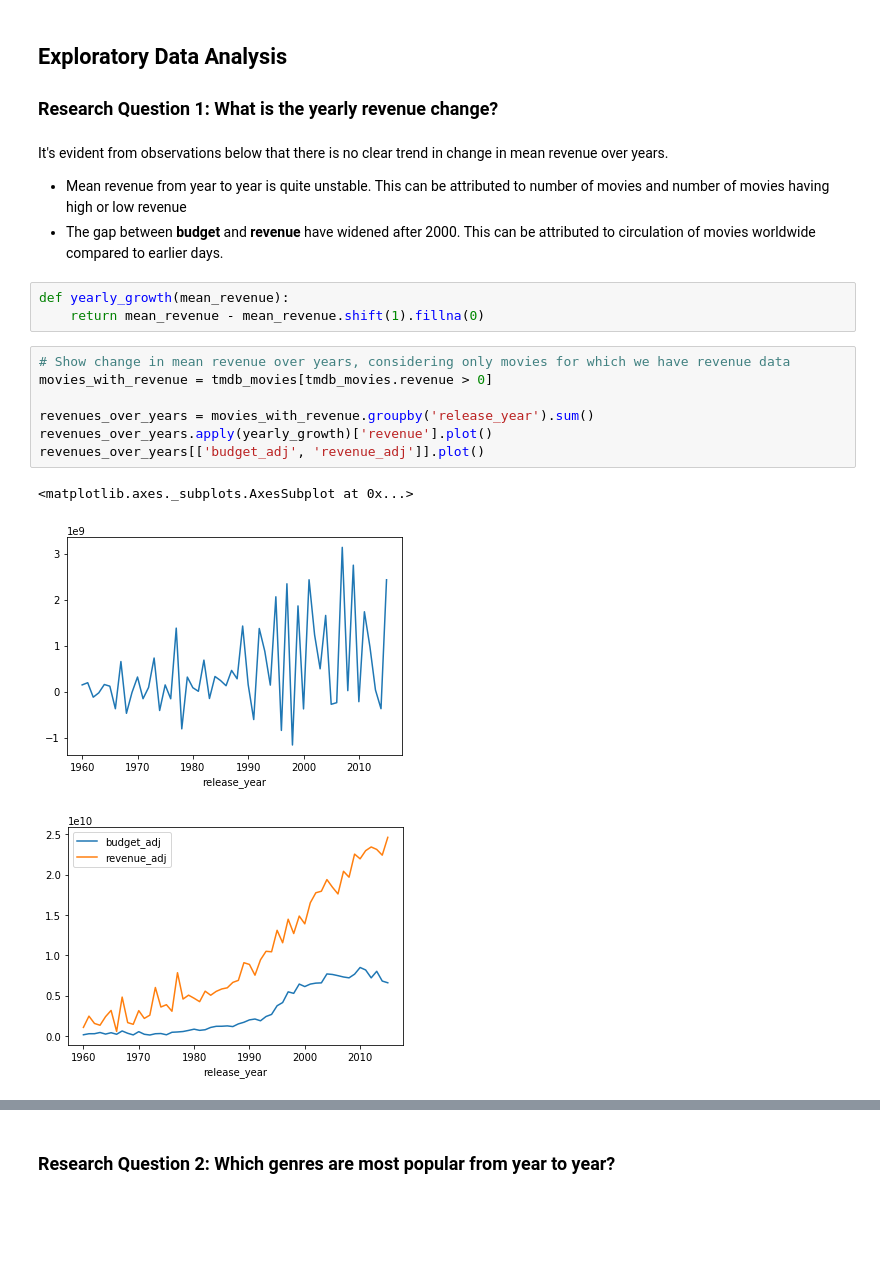
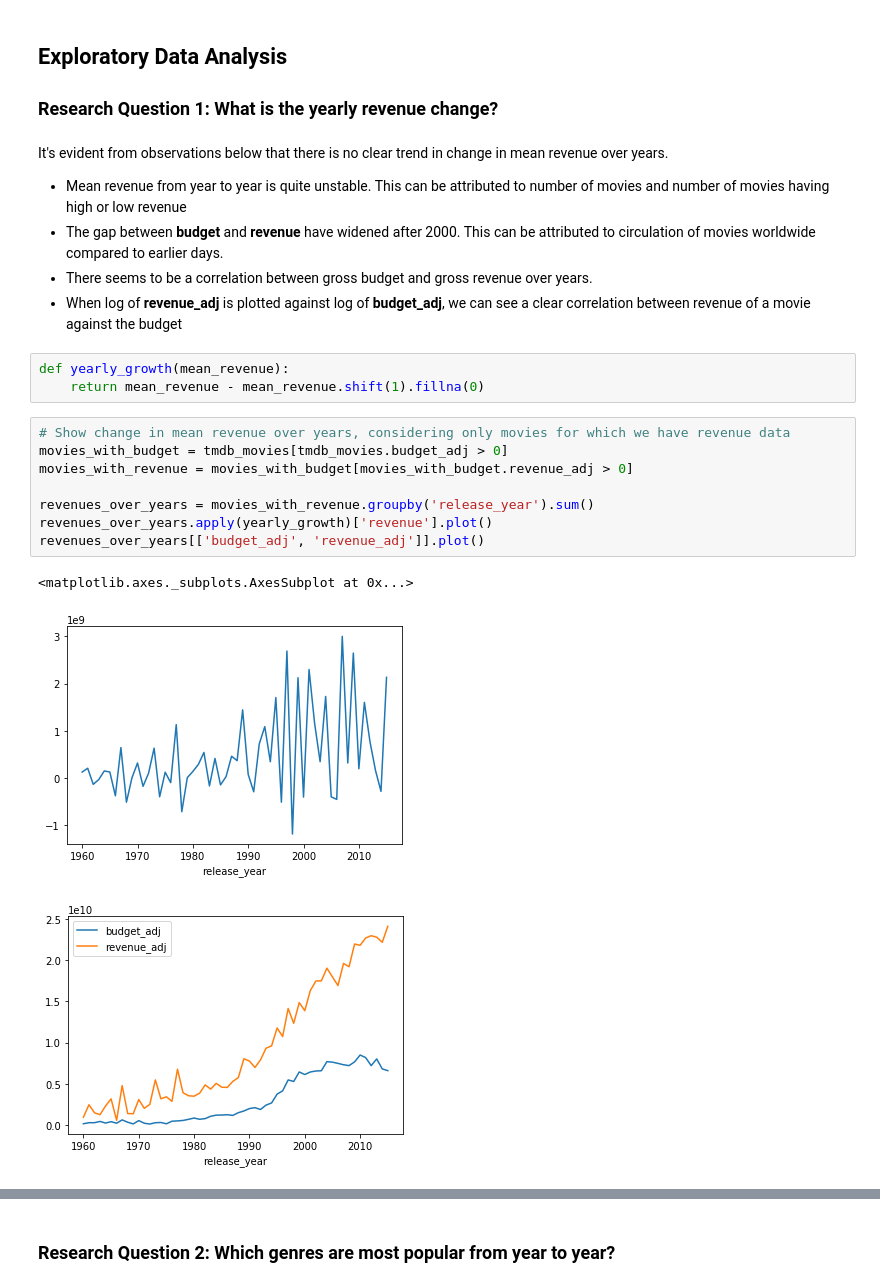
Before and after one commit to vikashvverma/machine-learning, a Jupyter notebook: mlfoundation/istat/project/investigate-a-dataset-template.ipynb, the cells around one changed output, grey strips where cells are left out. Saved outputs shown, nothing was run; the diff lists cells and outputs as text; blank space fills up the shorter version.

```diff
--- a/mlfoundation/istat/project/investigate-a-dataset-template.ipynb
+++ b/mlfoundation/istat/project/investigate-a-dataset-template.ipynb
@@ -97,17 +97,20 @@ It's evident from observations below that there is no clear trend in change in m
 
 - Mean revenue from year to year is quite unstable. This can be attributed to number of movies and number of movies having high or low revenue
 - The gap between __budget__ and __revenue__ have widened after 2000. This can be attributed to circulation of movies worldwide compared to earlier days.
+- There seems to be a correlation between gross budget and gross revenue over years.
+- When log of __revenue_adj__ is plotted  against log of __budget_adj__, we can see a clear correlation between revenue of a movie against the budget
 # %%
 def yearly_growth(mean_revenue):
     return mean_revenue - mean_revenue.shift(1).fillna(0)
 # %%
 # Show change in mean revenue over years, considering only movies for which we have revenue data
-movies_with_revenue = tmdb_movies[tmdb_movies.revenue > 0]
+movies_with_budget = tmdb_movies[tmdb_movies.budget_adj > 0]
+movies_with_revenue = movies_with_budget[movies_with_budget.revenue_adj > 0]
 
 revenues_over_years = movies_with_revenue.groupby('release_year').sum()
 revenues_over_years.apply(yearly_growth)['revenue'].plot()
 revenues_over_years[['budget_adj', 'revenue_adj']].plot()
 # %% [output]
 <matplotlib.axes._subplots.AxesSubplot at 0x...>
-[figure, old version]
+[figure, new version]
-[figure, old version]
+[figure, new version]
```
Also changed, not shown: parts of 12 cells of this notebook, 2 other files.
